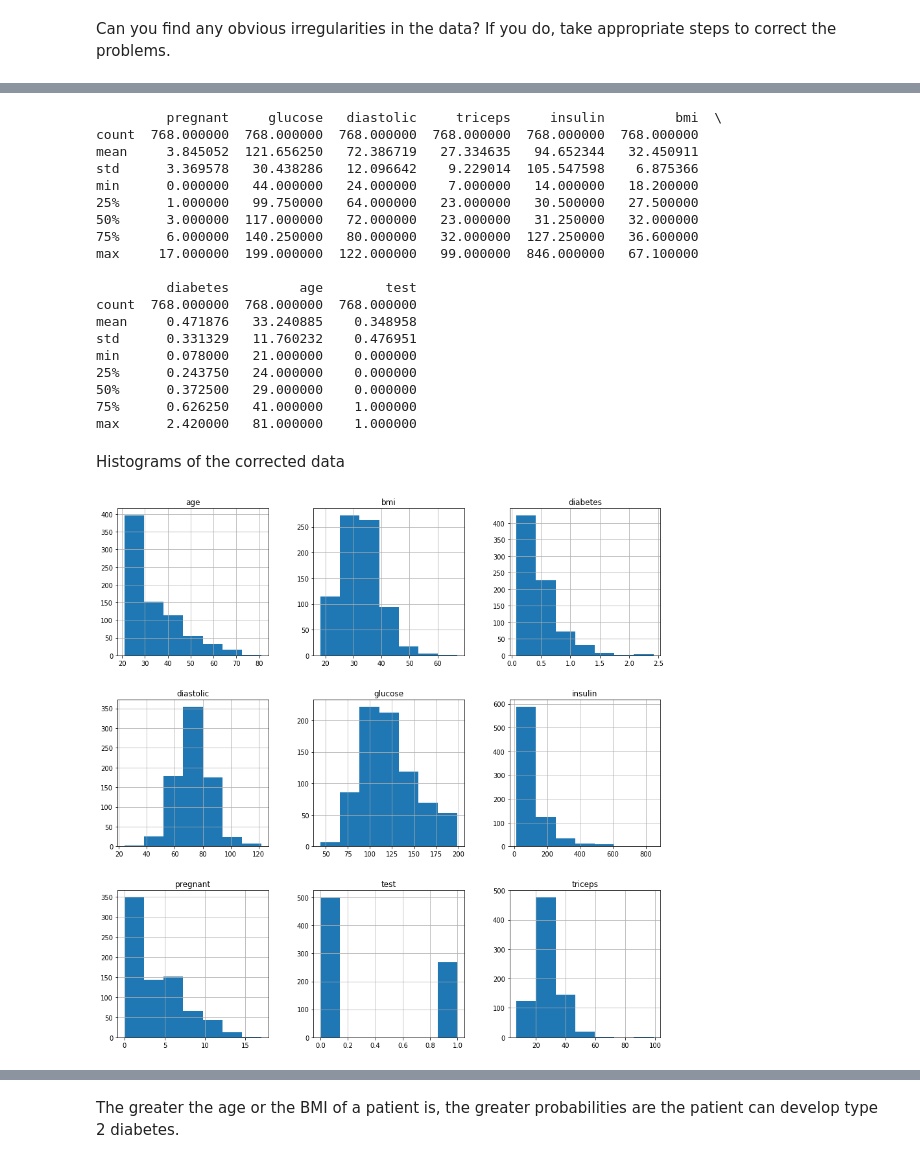
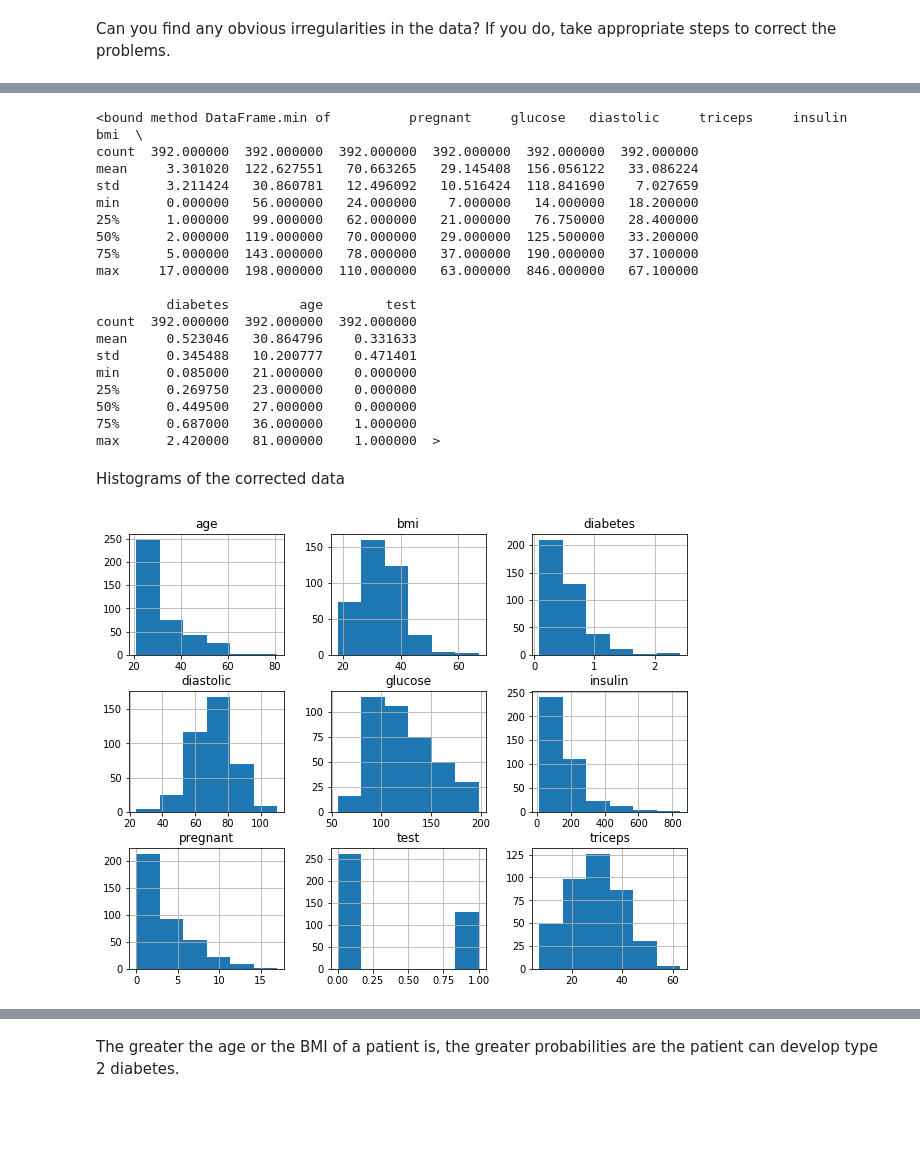
Before and after one commit to marisly/DMM, a Jupyter notebook: PRACTICE_GROUP/pimaV.ipynb, the cells around one changed output, grey strips where cells are left out. Saved outputs shown, nothing was run; the diff lists cells and outputs as text; code cells hidden in the pictures; blank space fills up the shorter version.

```diff
--- a/PRACTICE_GROUP/pimaV.ipynb
+++ b/PRACTICE_GROUP/pimaV.ipynb
@@ -33,44 +35,52 @@ plt.show()
 # %%
 non_zero_columns = ['glucose','diastolic','triceps','bmi','diabetes','age', 'insulin']
-# subst zero values for the mean values
-for column in non_zero_columns:
-    median = data[column].median()
-# Substitute it in the BMI column of the
-# dataset where values are 0
-    data[column] = data[column].replace(
-    to_replace=0, value=median)
+# # subst zero values for the mean values
+# for column in non_zero_columns:
+#     median = data[column].median()
+# # Substitute it in the BMI column of the
+# # dataset where values are 0
+#     data[column] = data[column].replace(
+#     to_replace=0, value=median)
+
+data = data.drop(data[data['glucose'] == 0].index)
+data = data.drop(data[data['triceps'] == 0].index) # even it will be deleted xD
+data = data.drop(data[data['diastolic'] == 0].index) #same
+data = data.drop(data[data['insulin'] == 0].index)
+data = data.drop(data[data['bmi'] == 0].index)
+data = data.drop(data[data['diabetes'] == 0].index)
+data = data.drop(data[data['age'] == 0].index)
 
 
-print(data.describe())
+print(data.describe().min)
 # %% [output]
-         pregnant     glucose   diastolic     triceps     insulin         bmi  \
-count  768.000000  768.000000  768.000000  768.000000  768.000000  768.000000
-mean     3.845052  121.656250   72.386719   27.334635   94.652344   32.450911
-std      3.369578   30.438286   12.096642    9.229014  105.547598    6.875366
-min      0.000000   44.000000   24.000000    7.000000   14.000000   18.200000
-25%      1.000000   99.750000   64.000000   23.000000   30.500000   27.500000
-50%      3.000000  117.000000   72.000000   23.000000   31.250000   32.000000
-75%      6.000000  140.250000   80.000000   32.000000  127.250000   36.600000
-max     17.000000  199.000000  122.000000   99.000000  846.000000   67.100000
+<bound method DataFrame.min of          pregnant     glucose   diastolic     triceps     insulin         bmi  \
+count  392.000000  392.000000  392.000000  392.000000  392.000000  392.000000
+mean     3.301020  122.627551   70.663265   29.145408  156.056122   33.086224
+std      3.211424   30.860781   12.496092   10.516424  118.841690    7.027659
+min      0.000000   56.000000   24.000000    7.000000   14.000000   18.200000
+25%      1.000000   99.000000   62.000000   21.000000   76.750000   28.400000
+50%      2.000000  119.000000   70.000000   29.000000  125.500000   33.200000
+75%      5.000000  143.000000   78.000000   37.000000  190.000000   37.100000
+max     17.000000  198.000000  110.000000   63.000000  846.000000   67.100000
 
          diabetes         age        test
-count  768.000000  768.000000  768.000000
-mean     0.471876   33.240885    0.348958
-std      0.331329   11.760232    0.476951
-min      0.078000   21.000000    0.000000
-25%      0.243750   24.000000    0.000000
-50%      0.372500   29.000000    0.000000
-75%      0.626250   41.000000    1.000000
-max      2.420000   81.000000    1.000000
+count  392.000000  392.000000  392.000000
+mean     0.523046   30.864796    0.331633
+std      0.345488   10.200777    0.471401
+min      0.085000   21.000000    0.000000
+25%      0.269750   23.000000    0.000000
+50%      0.449500   27.000000    0.000000
+75%      0.687000   36.000000    1.000000
+max      2.420000   81.000000    1.000000  >
 # %% [markdown]
 Histograms of the corrected data
 # %%
 # histogram of the corrected data
 bins = (1+np.log(len(data)))
-hist = data.hist(figsize=(15,15),bins = int(bins))
+hist = data.hist(figsize=(10,8),bins = int(bins))
 plt.show()
 # %% [output]
-[figure, old version]
+[figure, new version]
 # %%
 %matplotlib inline
 import seaborn as sns
```
Also changed, not shown: parts of 11 cells of this notebook.
